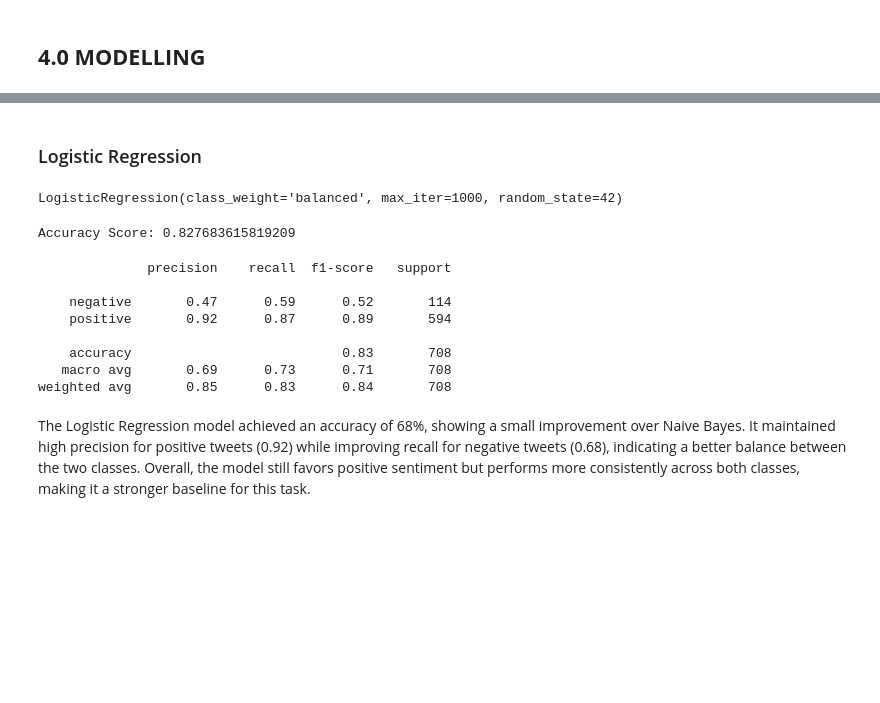
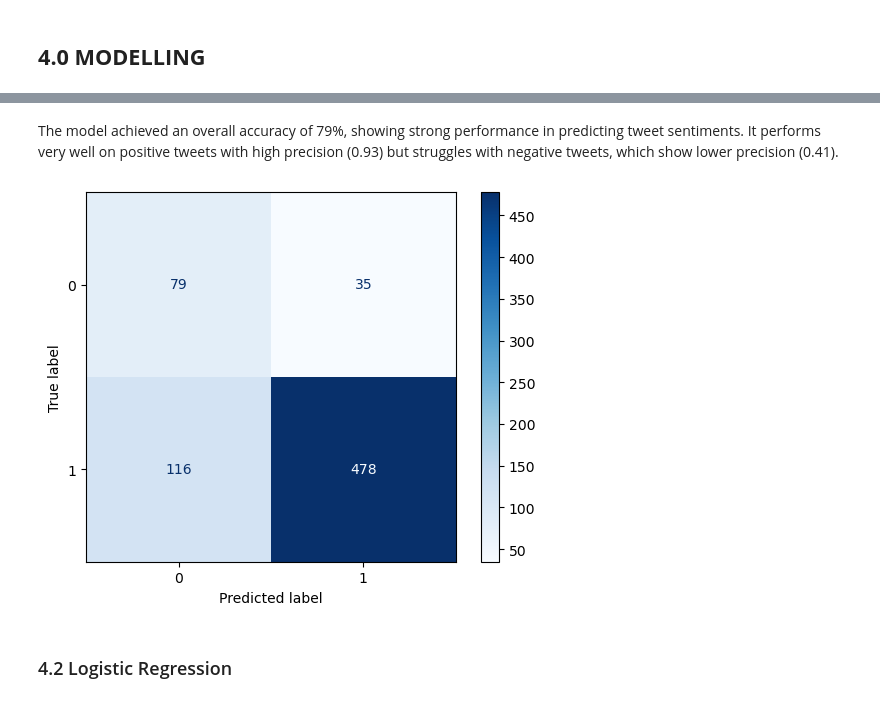
Before and after one commit to zippy345/Tweets_Group_8_project, a Jupyter notebook: sentiments.ipynb, the cells around one changed output, grey strips where cells are left out. Cells and saved outputs as stored; diff of their text form; code cells hidden in the pictures; blank space fills up the shorter version.

Commit message:
Added modelling

```diff
--- a/sentiments.ipynb
+++ b/sentiments.ipynb
@@ -705,0 +636,12 @@ The confusion matrix shows that the model correctly identified 83 negative and 3
+# %%
+# Create pipeline with Naive Bayes
+nb_pipeline = ImbPipeline([('tfidf', TfidfVectorizer(max_features = 2000,
+                                                     ngram_range = (1, 2),
+                                                     stop_words = 'english',
+                                                     min_df =  2,
+                                                     max_df = 0.9)),
+                          ('smote', SMOTE(random_state = 42)),
+                          ('naive_bayes', MultinomialNB())])
+
+# Train the pipeline
+nb_pipeline.fit(X_train, y_train)
@@ -705,0 +654,6 @@ The confusion matrix shows that the model correctly identified 83 negative and 3
+# %%
+# Make predictions
+y_pred_nb = nb_pipeline.predict(X_test)
+
+print("\n Classification Report:")
+print(classification_report(y_test, y_pred_nb, target_names=['Negative', 'Positive']))
@@ -706,38 +670,11 @@ The confusion matrix shows that the model correctly identified 83 negative and 3
+# %% [markdown]
+The model achieved an overall accuracy of 79%, showing strong performance in predicting tweet sentiments. It performs very well on positive tweets with high precision (0.93) but struggles with negative tweets, which show lower precision (0.41).
+# %%
+# Confusion Matrix
+nb_cm = confusion_matrix(y_test, y_pred_nb)
+disp = ConfusionMatrixDisplay(confusion_matrix = nb_cm, display_labels = nb_pipeline.classes_)
+disp.plot(cmap = plt.cm.Blues);
+# %% [output]
+[figure, added]
 # %% [markdown]
-### Logistic Regression
+### 4.2 Logistic Regression
-# %%
-# Logistic Regression
-from sklearn.linear_model import LogisticRegression
-
-# Initialize and train Logistic Regression
-lr_model = LogisticRegression(
-    random_state=42,
-    max_iter=1000,
-    class_weight = 'balanced'  # Helps with class imbalance
-)
-
-lr_model.fit(X_train_res, y_train_res)
-# %% [output]
-LogisticRegression(class_weight='balanced', max_iter=1000, random_state=42)
-# %%
-# Make predictions
-y_pred_lr = lr_model.predict(X_test_tfidf)
-
-# Calculate metrics
-print("Accuracy Score:", accuracy_score(y_test, y_pred_lr))
-# %% [output]
-Accuracy Score: 0.827683615819209
-# %%
-# Classification report
-print(classification_report(y_test, y_pred_lr, target_names = ['negative', 'positive']))
-# %% [output]
-              precision    recall  f1-score   support
-
-    negative       0.47      0.59      0.52       114
-    positive       0.92      0.87      0.89       594
-
-    accuracy                           0.83       708
-   macro avg       0.69      0.73      0.71       708
-weighted avg       0.85      0.83      0.84       708
-# %% [markdown]
-The Logistic Regression model achieved an accuracy of 68%, showing a small improvement over Naive Bayes. It maintained high precision for positive tweets (0.92) while improving recall for negative tweets (0.68), indicating a better balance between the two classes. Overall, the model still favors positive sentiment but performs more consistently across both classes, making it a stronger baseline for this task.
```
Also changed, not shown: parts of 82 cells of this notebook.
